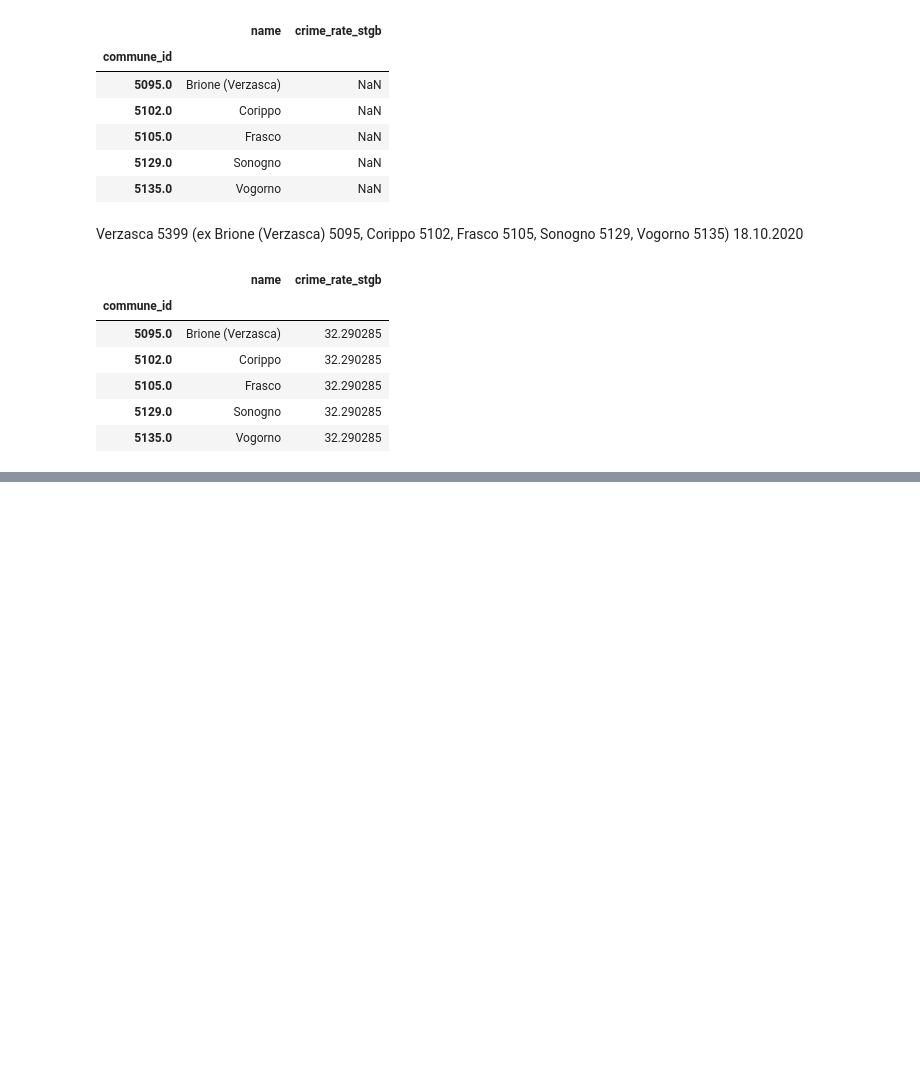
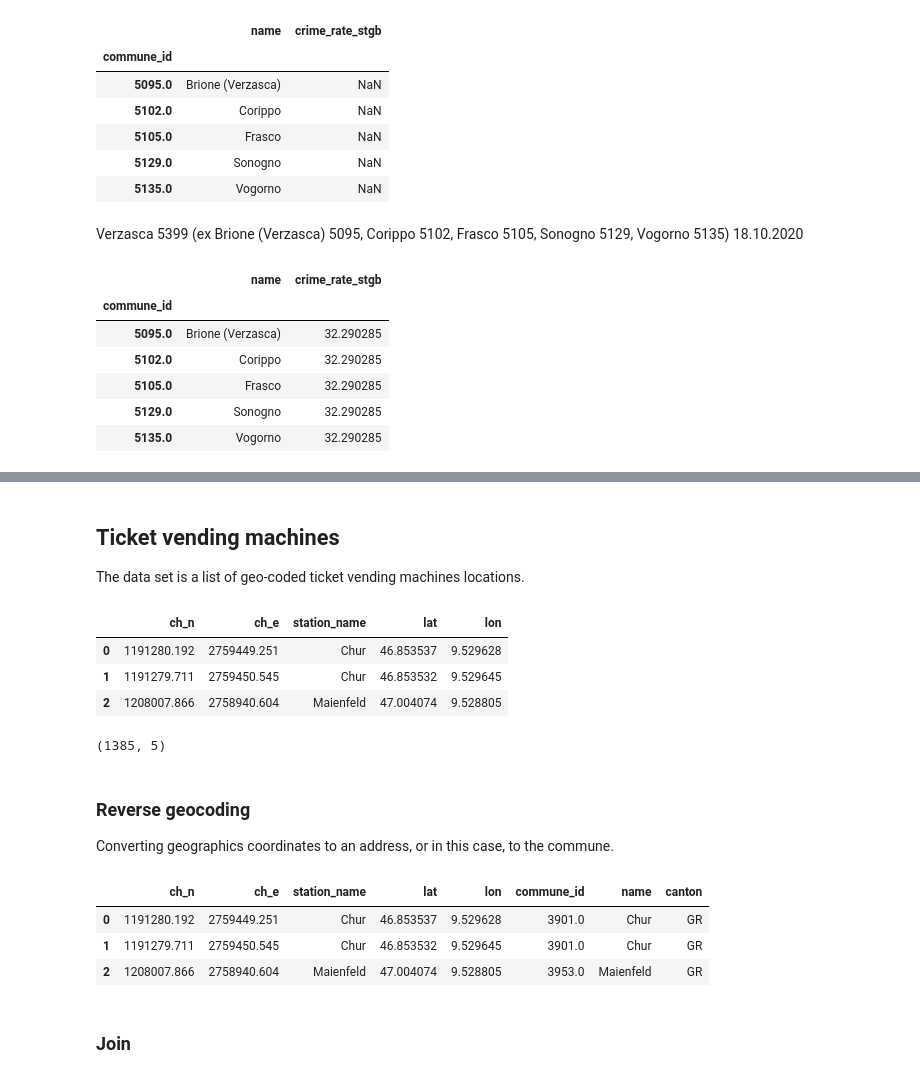
Before and after one commit to jschrein/epfl-exts-adsml-capstone-proposal, a Jupyter notebook: Read Data Files.ipynb, the cells around one changed output, grey strips where cells are left out. Cells and saved outputs as stored; diff of their text form; code cells hidden in the pictures; blank space fills up the shorter version.

```diff
--- a/Read Data Files.ipynb
+++ b/Read Data Files.ipynb
@@ -509,0 +598,27 @@ df.loc[idx_na, ["name", "crime_rate_stgb"]]
+# %% [markdown]
+## Ticket vending machines
+The data set is a list of geo-coded ticket vending machines locations.
+# %%
+df_sbb = pd.read_csv(os.path.join("data", "source", "billetautomat.csv"), sep=";")
+df_sbb.drop(columns=['LINIE', 'KM', 'Dst-Abk', 'TYP TEXT',
+       'TYP AUSWAHL', 'ID-AUTOMAT', 'SPRACHE', 'ABK STRVERW', 'LAUF_NR'], inplace=True)
+new_cols = ['ch_n', 'ch_e', 'station_name', 'geopos']
+df_sbb.columns = new_cols
+lat_lon = df_sbb["geopos"].str.split(",", expand=True)
+df_sbb["lat"] = pd.to_numeric(lat_lon[0])
+df_sbb["lon"] = pd.to_numeric(lat_lon[1])
+df_sbb.drop(columns=["geopos"], inplace=True)
+# %%
+df_sbb.head(3)
+# %% [output]
+|  | ch_n | ch_e | station_name | lat | lon |
+| 0 | 1191280.192 | 2759449.251 | Chur | 46.853537 | 9.529628 |
+| 1 | 1191279.711 | 2759450.545 | Chur | 46.853532 | 9.529645 |
+| 2 | 1208007.866 | 2758940.604 | Maienfeld | 47.004074 | 9.528805 |
+# %%
+df_sbb.shape
+# %% [output]
+(1385, 5)
+# %% [markdown]
+### Reverse geocoding
+Converting geographics coordinates to an address, or in this case, to the commune.
@@ -509,0 +651,23 @@ df.loc[idx_na, ["name", "crime_rate_stgb"]]
+# %%
+# True: read from disk the processed data that contains the commune
+# False: use the web service to get the commune for each ticket vending machine from the coordinates
+skip_geocode_webservice = True
+
+if skip_geocode_webservice:
+    df_sbb = pd.read_csv(os.path.join("data", "processed", "billetautomat_w_comm.csv"), index_col=0)
+else:
+    commune_ids = []
+    names = []
+    cantons = []
+    for i in range(0, df_sbb.shape[0]):
+        if i > 0 and i % 100 == 0:
+            print(i, " ", end="")
+        commune_id, name, canton = reverse_geocode_commune(df_sbb.iloc[i]["ch_e"], df_sbb.iloc[i]["ch_n"])
+        commune_ids.append(commune_id)
+        names.append(name)
+        cantons.append(canton)
+        time.sleep(0.1) # be nice to the web service
+
+    df_sbb["commune_id"] = commune_ids
+    df_sbb["name"] = names
+    df_sbb["canton"] = cantons
@@ -509,0 +678,13 @@ df.loc[idx_na, ["name", "crime_rate_stgb"]]
+# %%
+if not skip_geocode_webservice:
+    df_sbb.dropna(subset=["commune_id"], inplace=True)
+    df_sbb.to_csv(os.path.join("data", "processed", "billetautomat_w_comm.csv"))
+# %%
+df_sbb.head(3)
+# %% [output]
+|  | ch_n | ch_e | station_name | lat | lon | commune_id | name | canton |
+| 0 | 1191280.192 | 2759449.251 | Chur | 46.853537 | 9.529628 | 3901.0 | Chur | GR |
+| 1 | 1191279.711 | 2759450.545 | Chur | 46.853532 | 9.529645 | 3901.0 | Chur | GR |
+| 2 | 1208007.866 | 2758940.604 | Maienfeld | 47.004074 | 9.528805 | 3953.0 | Maienfeld | GR |
+# %% [markdown]
+### Join
```
Also changed, not shown: parts of 18 cells of this notebook, 2 other files.
